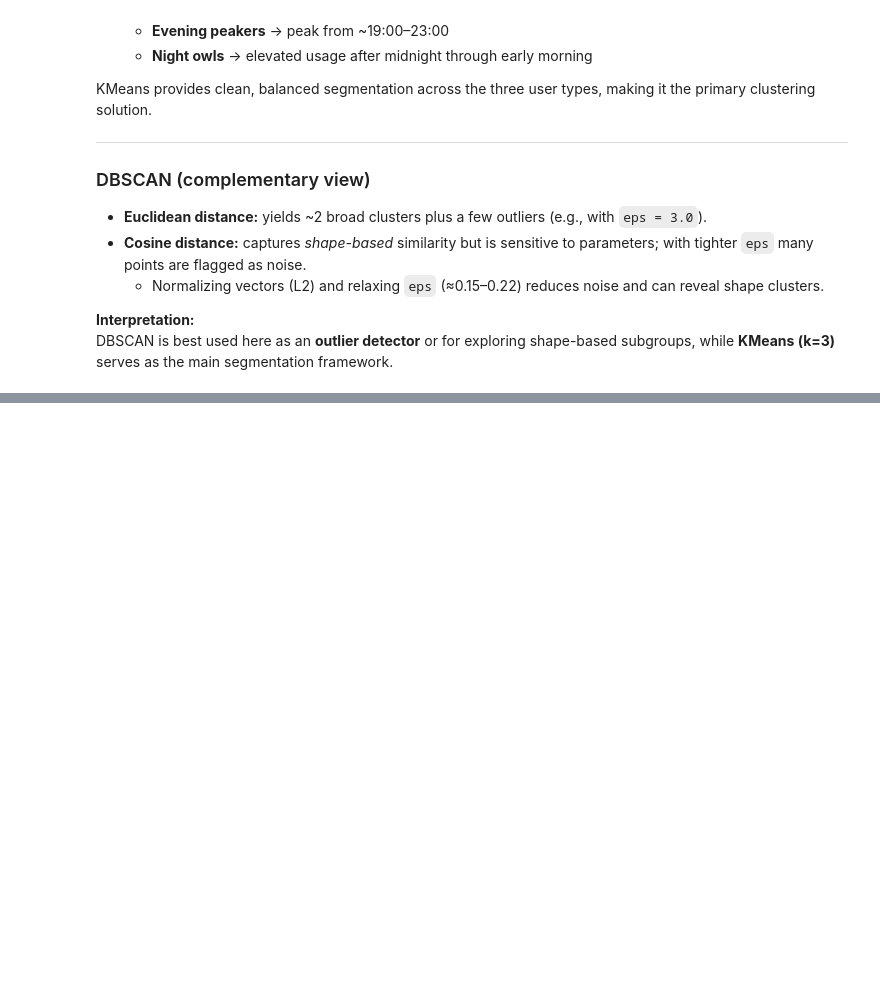
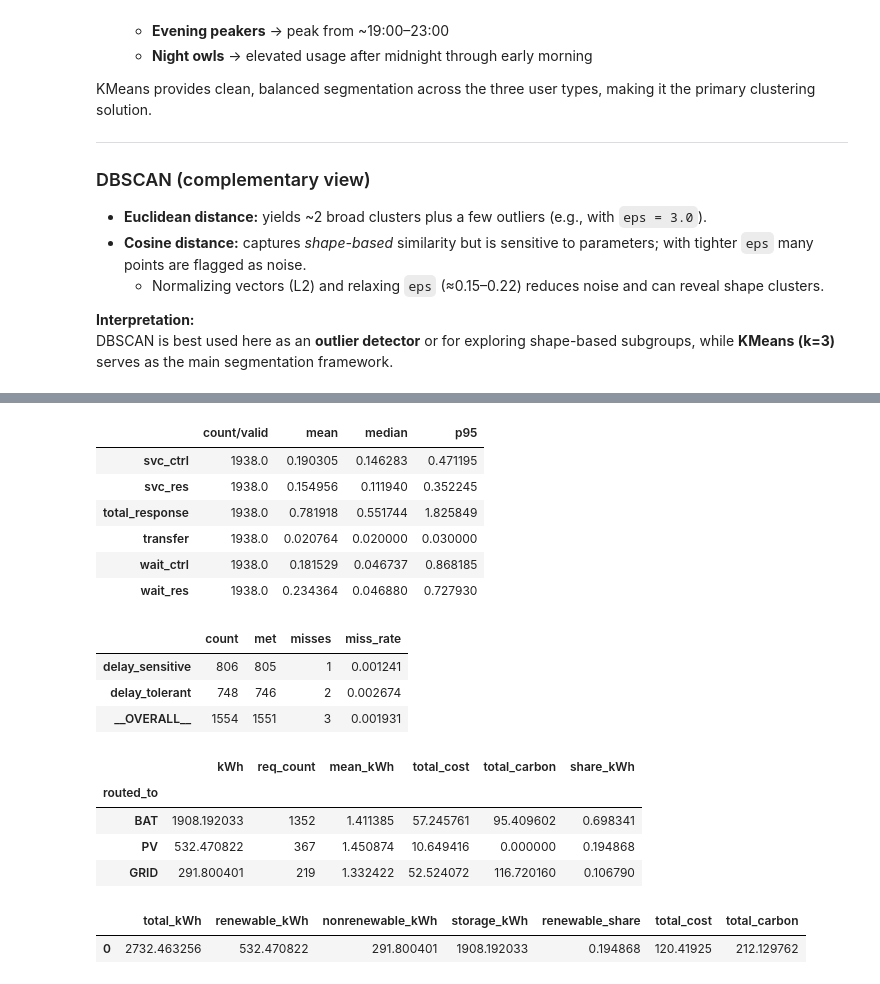
Before and after one commit to matin-mb/smartgrid-sim, a Jupyter notebook: Copy_of_smartgrid_sim.ipynb, the cells around one changed output, grey strips where cells are left out. Saved outputs shown, nothing was run; the diff lists cells and outputs as text; code cells hidden in the pictures; blank space fills up the shorter version.

```diff
--- a/Copy_of_smartgrid_sim.ipynb
+++ b/Copy_of_smartgrid_sim.ipynb
@@ -2455,0 +3246,55 @@ DBSCAN is best used here as an **outlier detector** or for exploring shape-based
+# %%
+# --- Patch: make _rl_state_for_req robust to RLConfig/DQNConfig differences ---
+def _rl_state_for_req(pool: "ResourcePool", req: "Request", now: float, rl_cfg) -> tuple:
+    cap  = getattr(rl_cfg, "qlen_cap", 6)
+    bins = getattr(rl_cfg, "slack_bins", (0.0, 0.5, 2.0))
+
+    q_bins, av_bits = [], []
+    for r in ["PV","BAT","GRID"]:
+        if r in pool.resources:
+            res = pool.resources[r]
+            q_bins.append(_bin_qlen(len(res.queue), cap))
+            av_bits.append(1 if getattr(res, "available", True) else 0)
+        else:
+            q_bins.append(0); av_bits.append(1)
+
+    pr_bin = int(max(0, min(2, req.priority - 1)))  # 0..2
+    slack = None if req.deadline_time is None else float(req.deadline_time - now)
+    slack_bin = _bin_slack(slack, bins)
+    return tuple(q_bins + av_bits + [pr_bin, slack_bin])
+
+# --- Also add missing attrs to the current config (one-off) ---
+if hasattr(cfg, "rl_cfg"):
+    if not hasattr(cfg.rl_cfg, "slack_bins"):
+        cfg.rl_cfg.slack_bins = (0.0, 0.5, 2.0)
+    if not hasattr(cfg.rl_cfg, "qlen_cap"):
+        cfg.rl_cfg.qlen_cap = 6
+    if not hasattr(cfg.rl_cfg, "pr_max"):
+        cfg.rl_cfg.pr_max = 2
+# %%
+# retrain a bit and evaluate (CPU is fine)
+_ = train_dqn_agent(cfg, group_mix, outage_plan=out_plan, episodes=40)
+df_dqn = eval_dqn_agent(cfg, group_mix, outage_plan=out_plan)
+
+overall_dqn, pergrp_dqn, miss_dqn = summarize_metrics(df_dqn)
+by_res_dqn, energy_dqn = energy_summary(df_dqn, cfg)
+display(overall_dqn, miss_dqn, by_res_dqn, energy_dqn)
+# %% [output]
+|  | count/valid | mean | median | p95 |
+| svc_ctrl | 1938.0 | 0.190305 | 0.146283 | 0.471195 |
+| svc_res | 1938.0 | 0.154956 | 0.111940 | 0.352245 |
+| total_response | 1938.0 | 0.781918 | 0.551744 | 1.825849 |
+| transfer | 1938.0 | 0.020764 | 0.020000 | 0.030000 |
+| wait_ctrl | 1938.0 | 0.181529 | 0.046737 | 0.868185 |
+| wait_res | 1938.0 | 0.234364 | 0.046880 | 0.727930 |
+|  | count | met | misses | miss_rate |
+| delay_sensitive | 806 | 805 | 1 | 0.001241 |
+| delay_tolerant | 748 | 746 | 2 | 0.002674 |
+| __OVERALL__ | 1554 | 1551 | 3 | 0.001931 |
+|  | kWh | req_count | mean_kWh | total_cost | total_carbon | share_kWh |
+| routed_to |  |  |  |  |  |  |
+| BAT | 1908.192033 | 1352 | 1.411385 | 57.245761 | 95.409602 | 0.698341 |
+| PV | 532.470822 | 367 | 1.450874 | 10.649416 | 0.000000 | 0.194868 |
+| GRID | 291.800401 | 219 | 1.332422 | 52.524072 | 116.720160 | 0.106790 |
+|  | total_kWh | renewable_kWh | nonrenewable_kWh | storage_kWh | renewable_share | total_cost | total_carbon |
+| 0 | 2732.463256 | 532.470822 | 291.800401 | 1908.192033 | 0.194868 | 120.41925 | 212.129762 |
```
Also changed, not shown: parts of 15 cells of this notebook, 1 other file.
